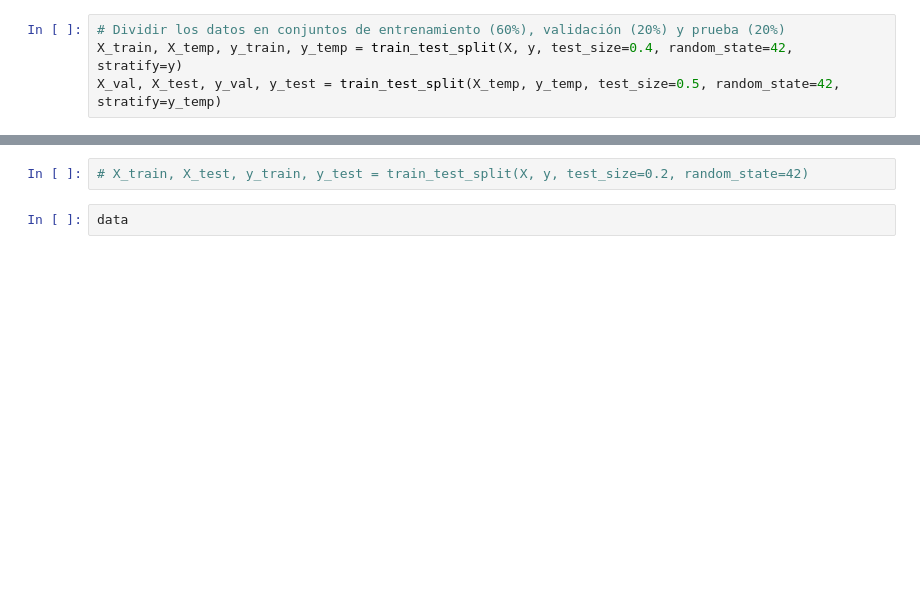
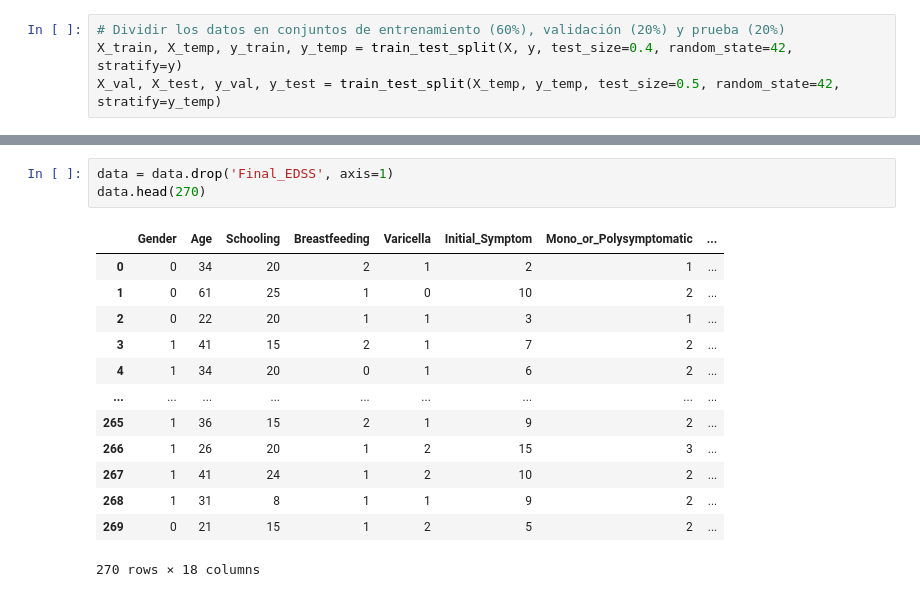
Before and after one commit to BertoloniLucas/SimaAI, a Jupyter notebook: models/29_7 (paso 1) - Lectura del dataset .ipynb, the cells around one changed output, grey strips where cells are left out. Drawn from its saved outputs; the diff is of its cells as text; blank space fills up the shorter version.

Commit message:
Inicio primer modelo Random Forest - imputando en initial

```diff
--- a/models/29_7 (paso 1) - Lectura del dataset .ipynb
+++ b/models/29_7 (paso 1) - Lectura del dataset .ipynb
@@ -175,4 +337,17 @@ print(confusion_matrix(y, cross_val_predictions))
-# %%
-# X_train, X_test, y_train, y_test = train_test_split(X, y, test_size=0.2, random_state=42)
-# %%
-data
+# %%
+data = data.drop('Final_EDSS', axis=1)
+data.head(270)
+# %% [output]
+|  | Gender | Age | Schooling | Breastfeeding | Varicella | Initial_Symptom | Mono_or_Polysymptomatic | ... |
+| 0 | 0 | 34 | 20 | 2 | 1 | 2 | 1 | ... |
+| 1 | 0 | 61 | 25 | 1 | 0 | 10 | 2 | ... |
+| 2 | 0 | 22 | 20 | 1 | 1 | 3 | 1 | ... |
+| 3 | 1 | 41 | 15 | 2 | 1 | 7 | 2 | ... |
+| 4 | 1 | 34 | 20 | 0 | 1 | 6 | 2 | ... |
+| ... | ... | ... | ... | ... | ... | ... | ... | ... |
+| 265 | 1 | 36 | 15 | 2 | 1 | 9 | 2 | ... |
+| 266 | 1 | 26 | 20 | 1 | 2 | 15 | 3 | ... |
+| 267 | 1 | 41 | 24 | 1 | 2 | 10 | 2 | ... |
+| 268 | 1 | 31 | 8 | 1 | 1 | 9 | 2 | ... |
+| 269 | 0 | 21 | 15 | 1 | 2 | 5 | 2 | ... |
+270 rows × 18 columns
```
Also changed, not shown: parts of 15 cells of this notebook, 1 other file.
